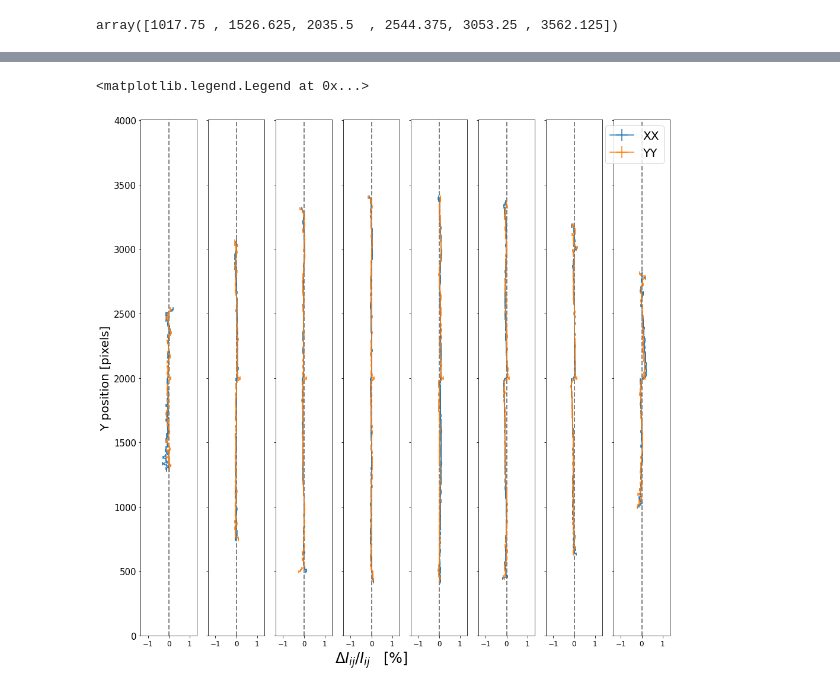
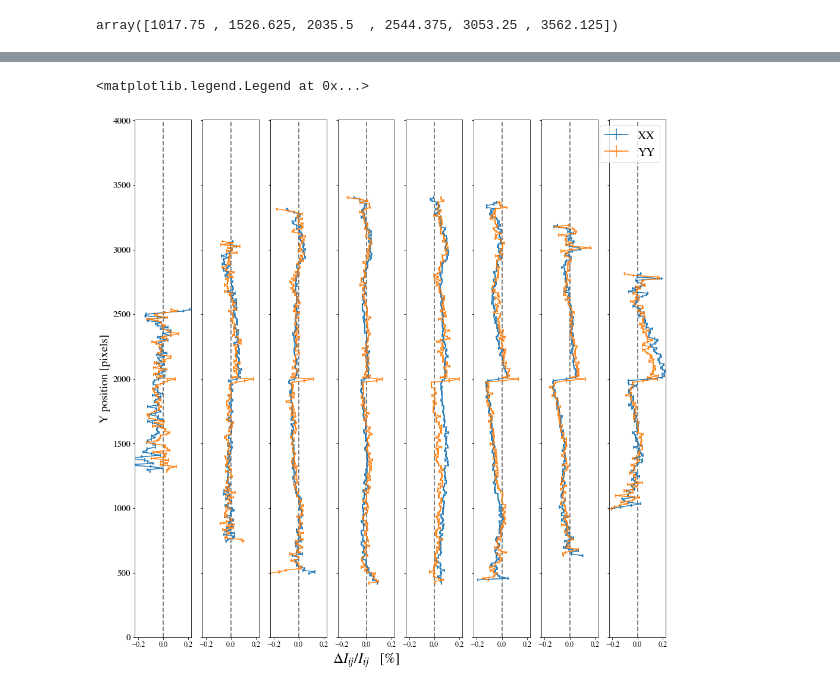
Before and after one commit to estevesjh/lsst-treeRing, a Jupyter notebook: PaperFigures.ipynb, the cells around one changed output, grey strips where cells are left out. Saved outputs shown, nothing was run; the diff lists cells and outputs as text; code cells hidden in the pictures.

Commit message:
paper figures

```diff
--- a/PaperFigures.ipynb
+++ b/PaperFigures.ipynb
@@ -18,6 +18,9 @@ plt.rcParams['figure.figsize'] = [14.0, 10.0]
 plt.rcParams['font.size'] = 16
 rcParams = plt.rcParams.copy()
 
+import matplotlib
+matplotlib.rcParams['mathtext.fontset'] = 'stix'
+matplotlib.rcParams['font.family'] = 'STIXGeneral'
 
 import posixpath, datetime, sys
 import cv2
@@ -407,34 +413,34 @@ lines = np.linspace(np.min(x),np.max(x),9)#[1:-1]
 # %%
 fig2, axes2 = plt.subplots(1, 8, figsize=(16,16))
 
 #xbins = np.percentile(xmed[~np.isnan(ymean1)],np.linspace(0,100,9))
 xbins = np.arange(420,4096,424)
 
 for i in range(8):
     xmask = np.logical_not((x>xbins[i])&(x<=xbins[i+1]))
     #xmask = np.logical_not((x>lines[i])&(x<=lines[i+1]))
     ymed, ymean1, yerr1 = make_profile(100.*dxx_img  , direction='y', mask=xmask, x0=xc,y0=yc, nbins=rad_bins)
     ymed, ymean2, yerr2 = make_profile(100.*dyy_img  , direction='y', mask=xmask, x0=xc,y0=yc, nbins=rad_bins)
 
     axes2[i].axvline(0.,ls='--',color='grey',lw=2)
     axes2[i].errorbar(ymean1, ymed, yerr=np.diff(rad_bins), xerr=yerr1, label='XX')
     axes2[i].errorbar(ymean2, ymed, yerr=np.diff(rad_bins), xerr=yerr2, label='YY')
 
     axes2[i].set_ylim((0, 4004))
-    axes2[i].set_xlim(300.*levels[0],300.*levels[1])
+    axes2[i].set_xlim(50.*levels[0],50.*levels[1])
     axes2[i].tick_params(axis='y', labelleft=False)
     axes2[i].tick_params(axis='x', labelsize=12)
 
 axes2[0].tick_params(axis='y', labelsize=15, labelleft=True)
 axes2[0].set_ylabel('Y position [pixels]', fontsize=20)
 # axes2[3].set_title(r'$\Delta$2nd moment vs. Y', fontsize=20)
 axes2[3].set_xlabel(r'$\Delta I_{ij} / I_{ij}$   [%]', fontsize=24)
 axes2[7].legend(loc='upper right', fontsize=20)
 
 #fig2.savefig('figures/fig_3a_secMoments_profile_across_x.pdf', dpi=240, format='pdf', bbox_inches='tight')
 # %% [output]
 <matplotlib.legend.Legend at 0x...>
-[figure, old version]
+[figure, new version]
 # %%
 fig2, axes2 = plt.subplots(1, 8, figsize=(16,16))
 
```
Also changed, not shown: parts of 31 cells of this notebook, 2 other files.
